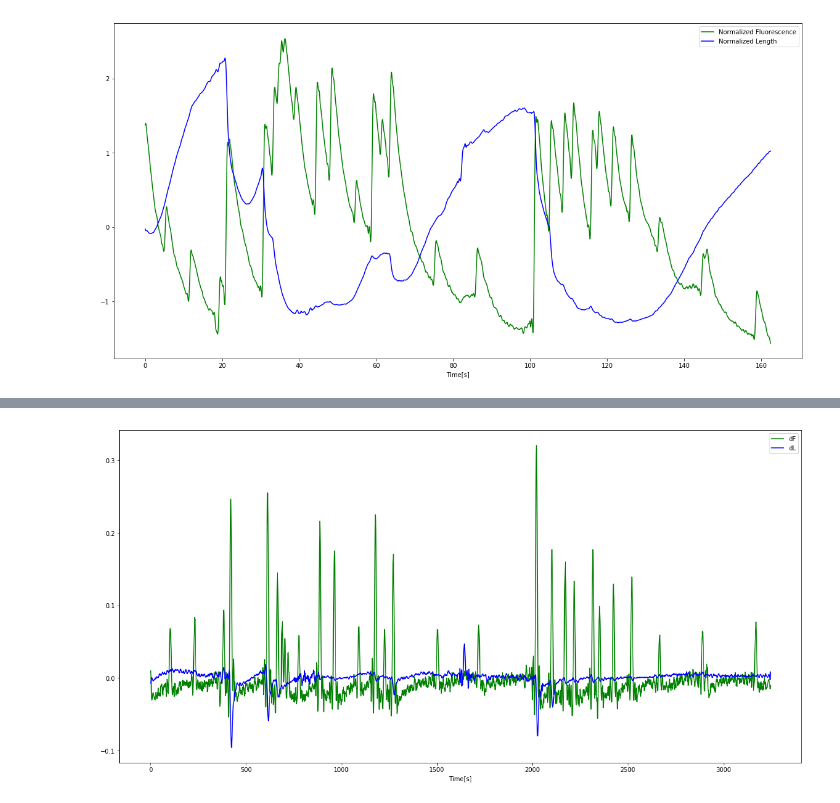
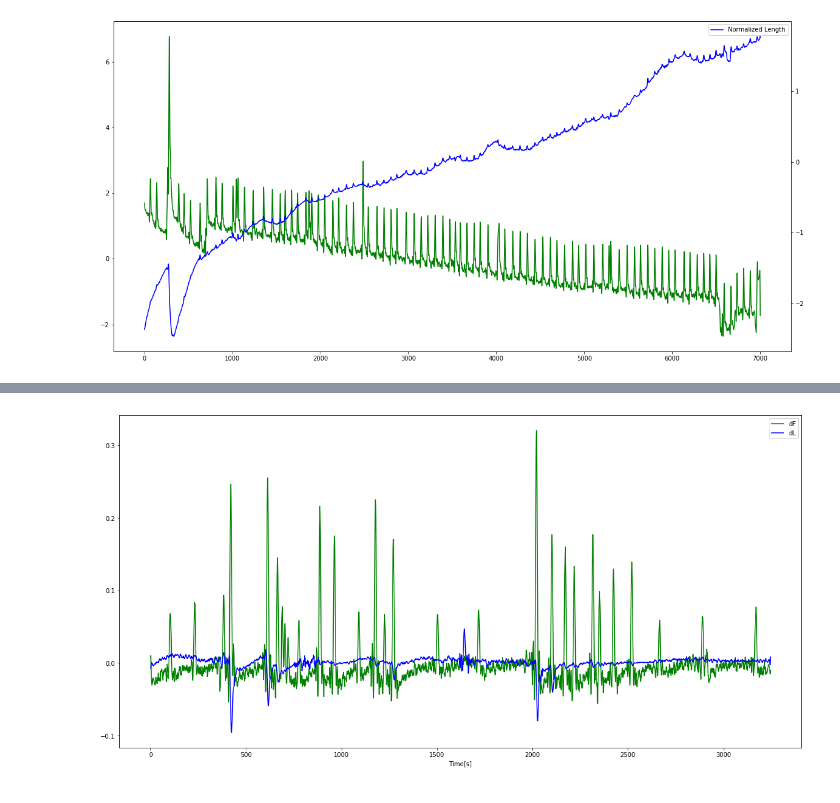
Before and after one commit to hengjiwang/hydracv, a Jupyter notebook: correlation_analysis/coorelation.ipynb, the cells around one changed output, grey strips where cells are left out. Drawn from its saved outputs; the diff is of its cells as text; code cells hidden in the pictures.

```diff
--- a/correlation_analysis/coorelation.ipynb
+++ b/correlation_analysis/coorelation.ipynb
@@ -12,3 +5,7 @@ FileNotFoundError: [Errno 2] File b'/home/hengji/Documents/hydra_data_analysis/t
+# %%
+fluo = pd.read_csv('/home/shashank/Desktop/peduncle_0hr/total_fluo_peduncle_0hour_40x_4fps_ex3.csv')
+# fluo = pd.read_csv('/home/shashank/Desktop/ouput/hyp')
+length = pd.read_csv('/home/shashank/Desktop/peduncle_0hr/lengths_peduncle_0hour_40x_4fps_ex3_002.csv')
 # %%
 norm_fluo = (fluo-np.mean(fluo))/np.std(fluo)
 norm_length = (length-np.mean(length))/np.std(length)
@@ -24,17 +35,17 @@ plt.show()
 # %%
 # Smooth data
 from scipy.signal import savgol_filter
 norm_fluo_smooth = savgol_filter(np.reshape(norm_fluo.values, -1), 51, 10)
 norm_length_smooth = savgol_filter(np.reshape(norm_length.values, -1), 51, 10)
 
 # norm_fluo_smooth = np.reshape(norm_fluo.values, -1)
 # norm_length_smooth = np.reshape(norm_length.values, -1)
-
-plt.figure(figsize=(20,10))
-plt.plot(x, norm_fluo_smooth,'g',label="Normalized Fluorescence")
-plt.plot(x[:-1], norm_length_smooth, 'b', label="Normalized Length")
+fig, ax1 = plt.subplots(figsize=(20,10))
+ax2 = ax1.twinx()
+ax1.plot( norm_fluo_smooth,'g',label="Normalized Fluorescence")
+ax2.plot( norm_length_smooth, 'b', label="Normalized Length")
 plt.legend()
 plt.xlabel('Time[s]')
 plt.show()
 # %% [output]
-[figure, old version]
+[figure, new version]
```
Also changed, not shown: parts of 16 cells of this notebook.
